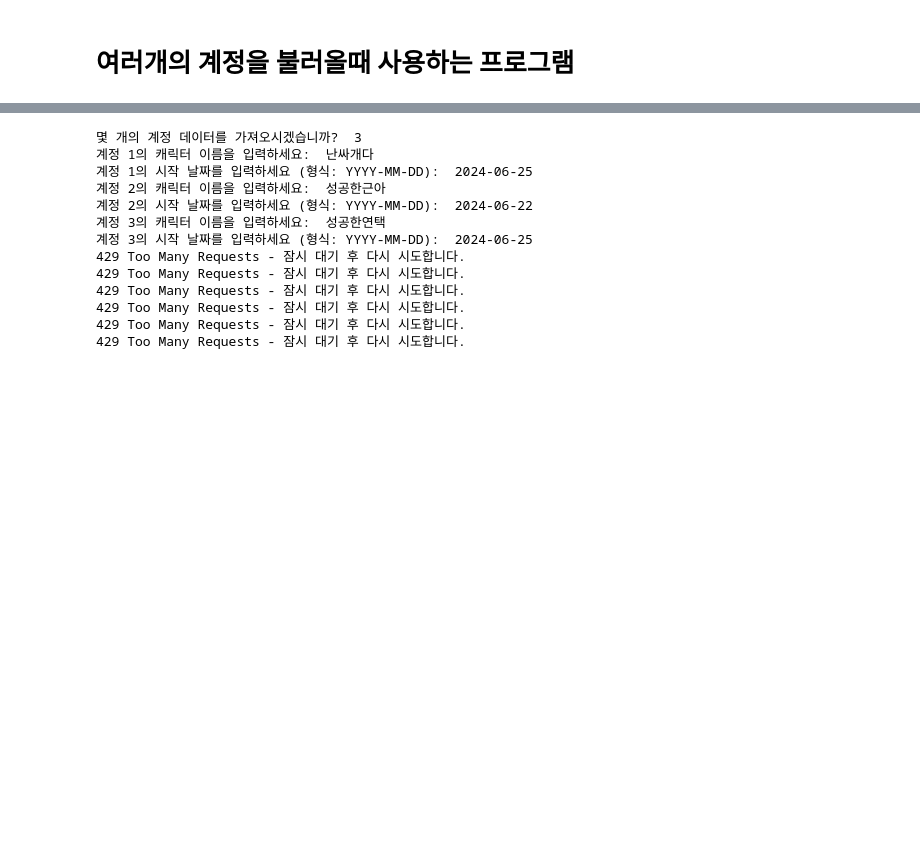
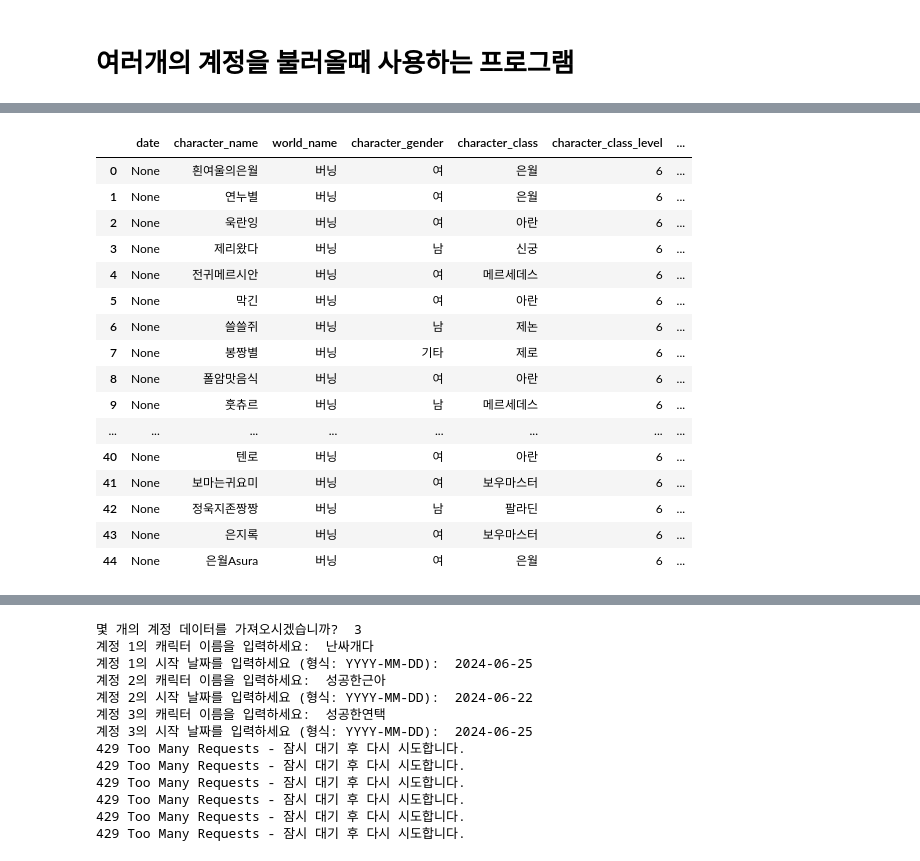
Before and after one commit to domangga/maplestory-data, a Jupyter notebook: 메이플 데이터 분석 포토폴리오.ipynb, the cells around one changed output, grey strips where cells are left out. Saved outputs shown, nothing was run; the diff lists cells and outputs as text; code cells hidden in the pictures; blank space fills up the shorter version.

```diff
--- a/메이플 데이터 분석 포토폴리오.ipynb
+++ b/메이플 데이터 분석 포토폴리오.ipynb
@@ -203,3 +266,23 @@ Response: {'date': None, 'character_name': '난싸개다', 'world_name': '버닝
+# %%
+chdata
+# %% [output]
+|  | date | character_name | world_name | character_gender | character_class | character_class_level | ... |
+| 0 | None | 흰여울의은월 | 버닝 | 여 | 은월 | 6 | ... |
+| 1 | None | 연누별 | 버닝 | 여 | 은월 | 6 | ... |
+| 2 | None | 욱란잉 | 버닝 | 여 | 아란 | 6 | ... |
+| 3 | None | 제리왔다 | 버닝 | 남 | 신궁 | 6 | ... |
+| 4 | None | 전귀메르시안 | 버닝 | 여 | 메르세데스 | 6 | ... |
+| 5 | None | 막긴 | 버닝 | 여 | 아란 | 6 | ... |
+| 6 | None | 쓸쓸쥐 | 버닝 | 남 | 제논 | 6 | ... |
+| 7 | None | 봉짱별 | 버닝 | 기타 | 제로 | 6 | ... |
+| 8 | None | 폴암맛음식 | 버닝 | 여 | 아란 | 6 | ... |
+| 9 | None | 훗츄르 | 버닝 | 남 | 메르세데스 | 6 | ... |
+| ... | ... | ... | ... | ... | ... | ... | ... |
+| 40 | None | 텐로 | 버닝 | 여 | 아란 | 6 | ... |
+| 41 | None | 보마는귀요미 | 버닝 | 여 | 보우마스터 | 6 | ... |
+| 42 | None | 정욱지존짱짱 | 버닝 | 남 | 팔라딘 | 6 | ... |
+| 43 | None | 은지록 | 버닝 | 여 | 보우마스터 | 6 | ... |
+| 44 | None | 은월Asura | 버닝 | 여 | 은월 | 6 | ... |
 # %%
 import requests
 import pandas as pd
```
Also changed, not shown: parts of 5 cells of this notebook, 1 other file.
